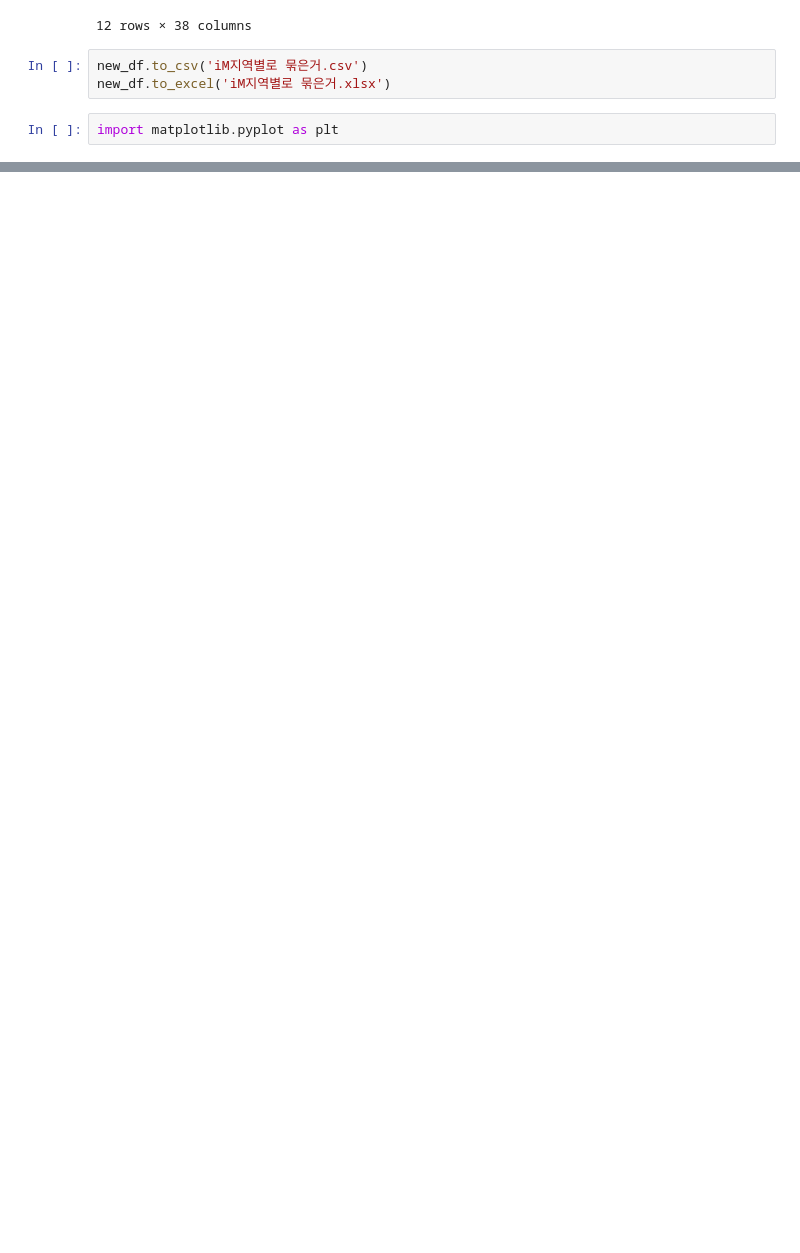
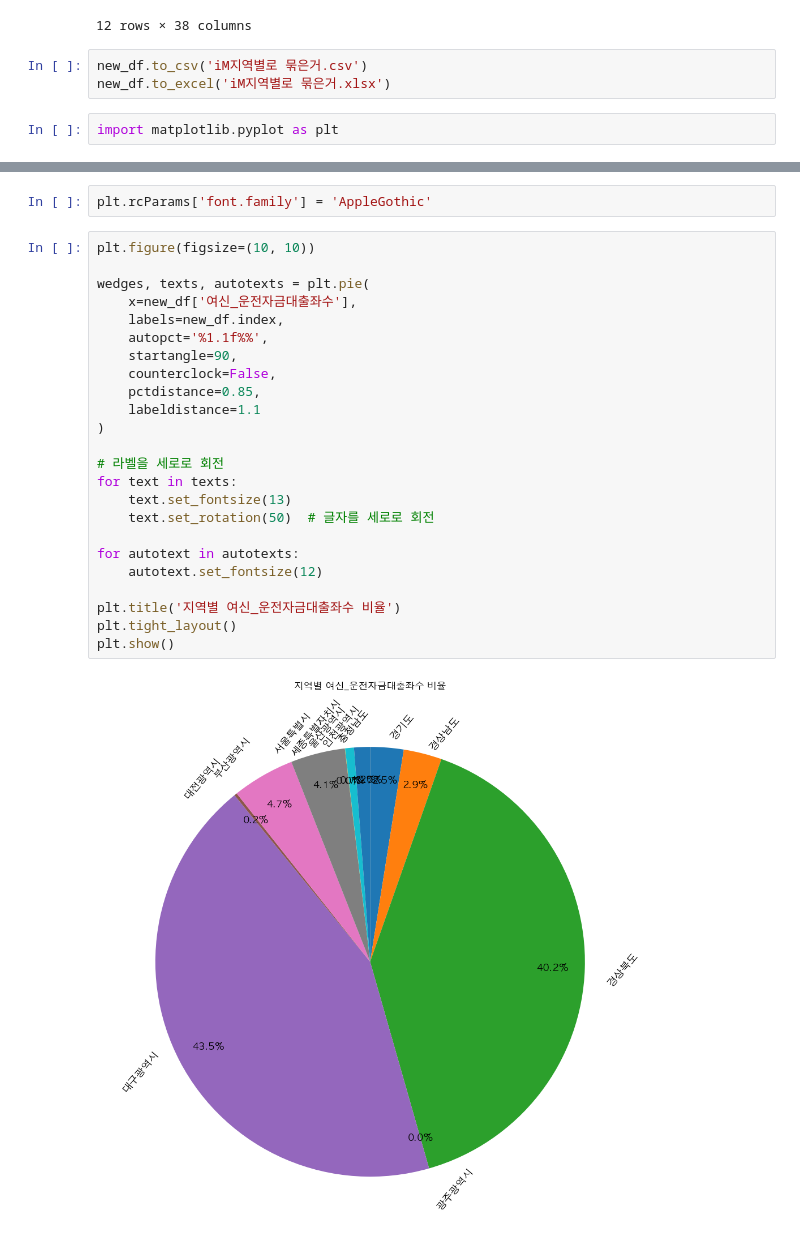
Before and after one commit to Sia-Le-Blanc/Project_Keroro, a Jupyter notebook: Codes/day3/iM데이터재확인.ipynb, the cells around one changed output, grey strips where cells are left out. Cells and saved outputs as stored; diff of their text form; blank space fills up the shorter version.

```diff
--- a/Codes/day3/iM데이터재확인.ipynb
+++ b/Codes/day3/iM데이터재확인.ipynb
@@ -77,0 +89,28 @@ import matplotlib.pyplot as plt
+# %%
+plt.rcParams['font.family'] = 'AppleGothic'
+# %%
+plt.figure(figsize=(10, 10))
+
+wedges, texts, autotexts = plt.pie(
+    x=new_df['여신_운전자금대출좌수'],
+    labels=new_df.index,
+    autopct='%1.1f%%',
+    startangle=90,
+    counterclock=False,
+    pctdistance=0.85,
+    labeldistance=1.1
+)
+
+# 라벨을 세로로 회전
+for text in texts:
+    text.set_fontsize(13)
+    text.set_rotation(50)  # 글자를 세로로 회전
+
+for autotext in autotexts:
+    autotext.set_fontsize(12)
+
+plt.title('지역별 여신_운전자금대출좌수 비율')
+plt.tight_layout()
+plt.show()
+# %% [output]
+[figure, added]
```
Also changed, not shown: parts of 1 cell of this notebook.
